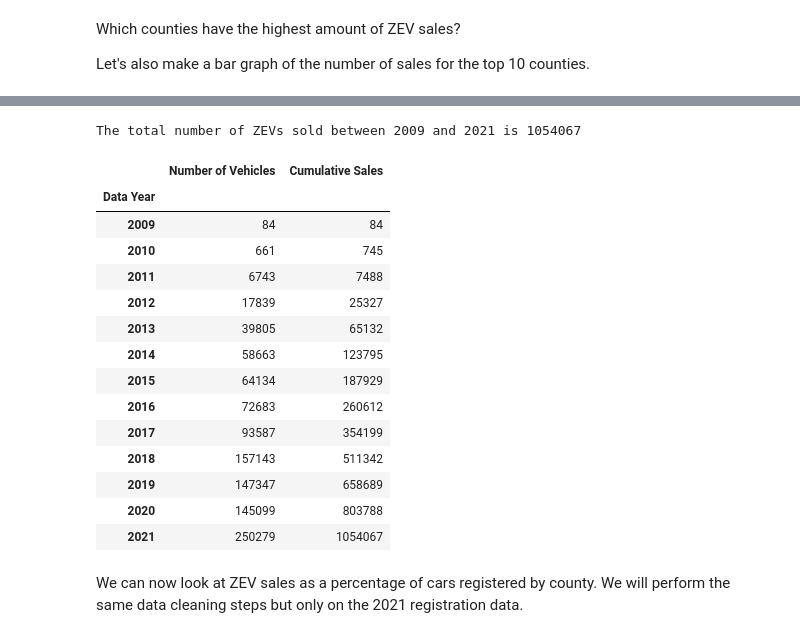
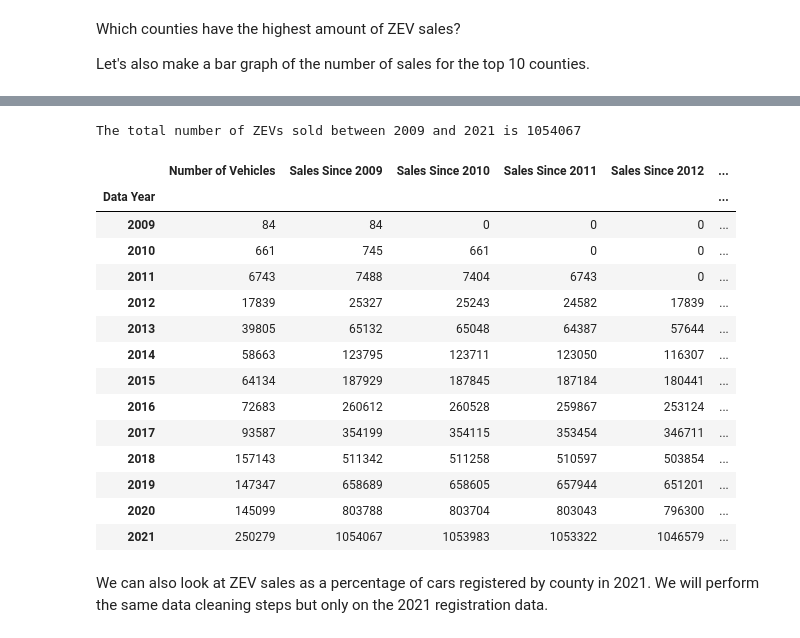
Before and after one commit to nliu880/EV-Sales-in-California, a Jupyter notebook: nicolebook.ipynb, the cells around one changed output, grey strips where cells are left out. Saved outputs shown, nothing was run; the diff lists cells and outputs as text; code cells hidden in the pictures.

```diff
--- a/nicolebook.ipynb
+++ b/nicolebook.ipynb
@@ -102,40 +107,78 @@ What is the total number of sales per year? (i.e. if one car is sold year one, a
 # %%
 by_year = zev_sales.groupby('Data Year').sum()
 
 count_per_year = by_year['Number of Vehicles'].values
 
-cumulative = []
+sum09 = []
+sum10 = []
+sum11 = []
+sum12 = []
+sum13 = []
+sum14 = []
+sum15 = []
+sum16 = []
+sum17 = []
+sum18 = []
+sum19 = []
+sum20 = []
+sum21 = []
 
 for i in range(len(count_per_year)):
-    cumulative.append(sum(count_per_year[0:i + 1]))
+    sum09.append(sum(count_per_year[0:i + 1]))
+    sum10.append(sum(count_per_year[1:i + 1]))
+    sum11.append(sum(count_per_year[2:i + 1]))
+    sum12.append(sum(count_per_year[3:i + 1]))
+    sum13.append(sum(count_per_year[4:i + 1]))
+    sum14.append(sum(count_per_year[5:i + 1]))
+    sum15.append(sum(count_per_year[6:i + 1]))
+    sum16.append(sum(count_per_year[7:i + 1]))
+    sum17.append(sum(count_per_year[8:i + 1]))
+    sum18.append(sum(count_per_year[9:i + 1]))
+    sum19.append(sum(count_per_year[10:i + 1]))
+    sum20.append(sum(count_per_year[11:i + 1]))
+    sum21.append(sum(count_per_year[12:i + 1]))
 
 
-by_year['Cumulative Sales'] = cumulative
+
+by_year['Sales Since 2009'] = sum09
+by_year['Sales Since 2010'] = sum10
+by_year['Sales Since 2011'] = sum11
+by_year['Sales Since 2012'] = sum12
+by_year['Sales Since 2013'] = sum13
+by_year['Sales Since 2014'] = sum14
+by_year['Sales Since 2015'] = sum15
+by_year['Sales Since 2016'] = sum16
+by_year['Sales Since 2017'] = sum17
+by_year['Sales Since 2018'] = sum18
+by_year['Sales Since 2019'] = sum19
+by_year['Sales Since 2020'] = sum20
+by_year['Sales Since 2021'] = sum21
+
+
+
 
 print('The total number of ZEVs sold between 2009 and 2021 is ' + str(sum(count_per_year)))
 
 by_year
-
-# zev_sales.groupby(['County', 'Data Year']).sum()
 # %% [output]
 The total number of ZEVs sold between 2009 and 2021 is 1054067
-|  | Number of Vehicles | Cumulative Sales |
-| Data Year |  |  |
-| 2009 | 84 | 84 |
-| 2010 | 661 | 745 |
-| 2011 | 6743 | 7488 |
-| 2012 | 17839 | 25327 |
-| 2013 | 39805 | 65132 |
-| 2014 | 58663 | 123795 |
-| 2015 | 64134 | 187929 |
-| 2016 | 72683 | 260612 |
-| 2017 | 93587 | 354199 |
-| 2018 | 157143 | 511342 |
-| 2019 | 147347 | 658689 |
-| 2020 | 145099 | 803788 |
-| 2021 | 250279 | 1054067 |
+|  | Number of Vehicles | Sales Since 2009 | Sales Since 2010 | Sales Since 2011 | Sales Since 2012 | ... |
+| Data Year |  |  |  |  |  | ... |
+| 2009 | 84 | 84 | 0 | 0 | 0 | ... |
+| 2010 | 661 | 745 | 661 | 0 | 0 | ... |
+| 2011 | 6743 | 7488 | 7404 | 6743 | 0 | ... |
+| 2012 | 17839 | 25327 | 25243 | 24582 | 17839 | ... |
+| 2013 | 39805 | 65132 | 65048 | 64387 | 57644 | ... |
+| 2014 | 58663 | 123795 | 123711 | 123050 | 116307 | ... |
+| 2015 | 64134 | 187929 | 187845 | 187184 | 180441 | ... |
+| 2016 | 72683 | 260612 | 260528 | 259867 | 253124 | ... |
+| 2017 | 93587 | 354199 | 354115 | 353454 | 346711 | ... |
+| 2018 | 157143 | 511342 | 511258 | 510597 | 503854 | ... |
+| 2019 | 147347 | 658689 | 658605 | 657944 | 651201 | ... |
+| 2020 | 145099 | 803788 | 803704 | 803043 | 796300 | ... |
+| 2021 | 250279 | 1054067 | 1053983 | 1053322 | 1046579 | ... |
 # %% [markdown]
-We can now look at ZEV sales as a percentage of cars registered by county. We will perform the same data cleaning steps but only on the 2021 registration data.
+We can also look at ZEV sales as a percentage of cars registered by county in 2021. We will perform the same data cleaning steps but only on the 2021 registration data.
 # %%
 reg_2021 = pd.read_csv('Data/Vehicles Registered By County-2021.csv', encoding='utf-16')
 reg_2021 = reg_2021.dropna().iloc[0:59].drop(columns=['Trailers', 'Motorcycles'])
```
Also changed, not shown: parts of 9 cells of this notebook.
